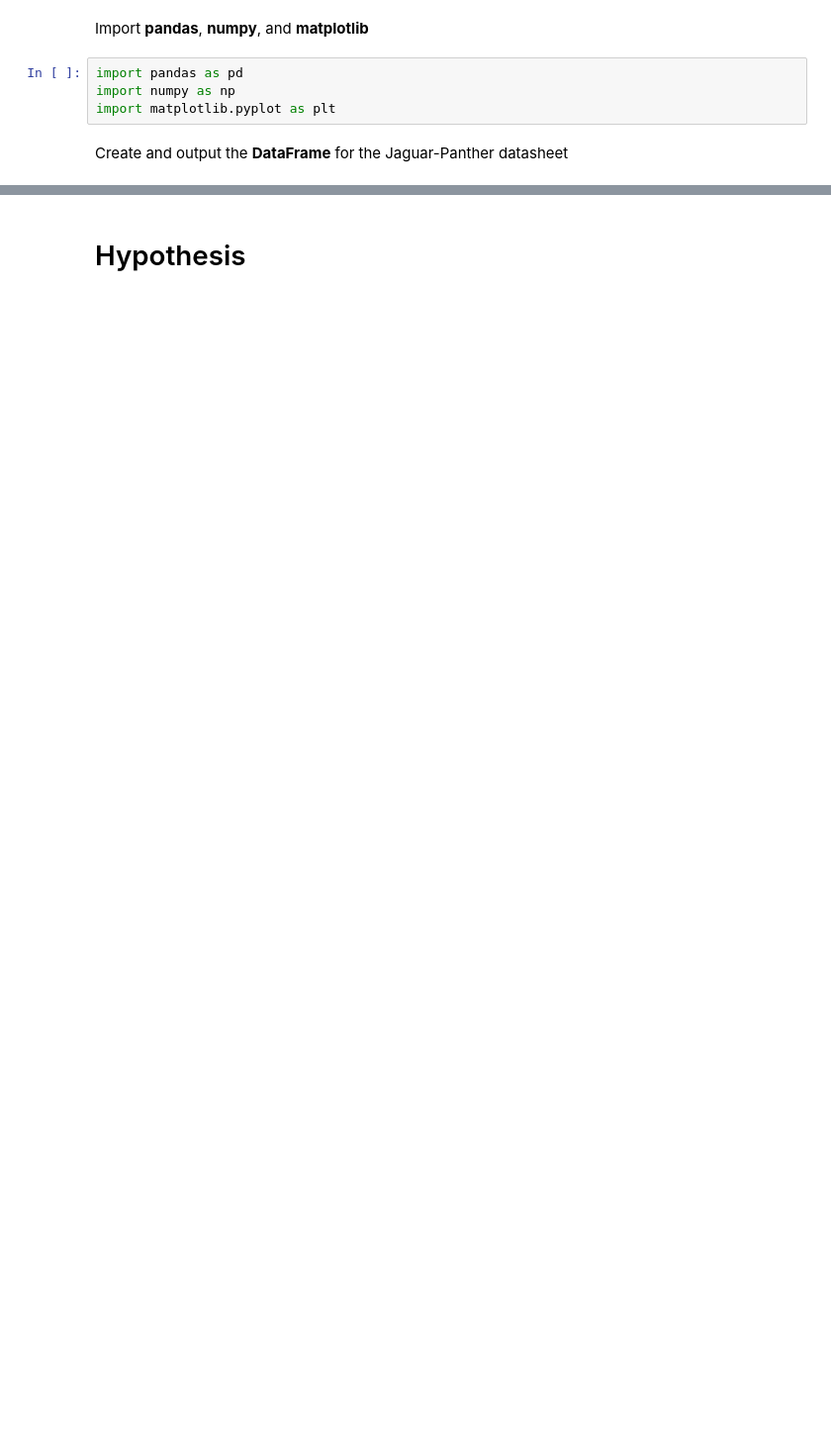
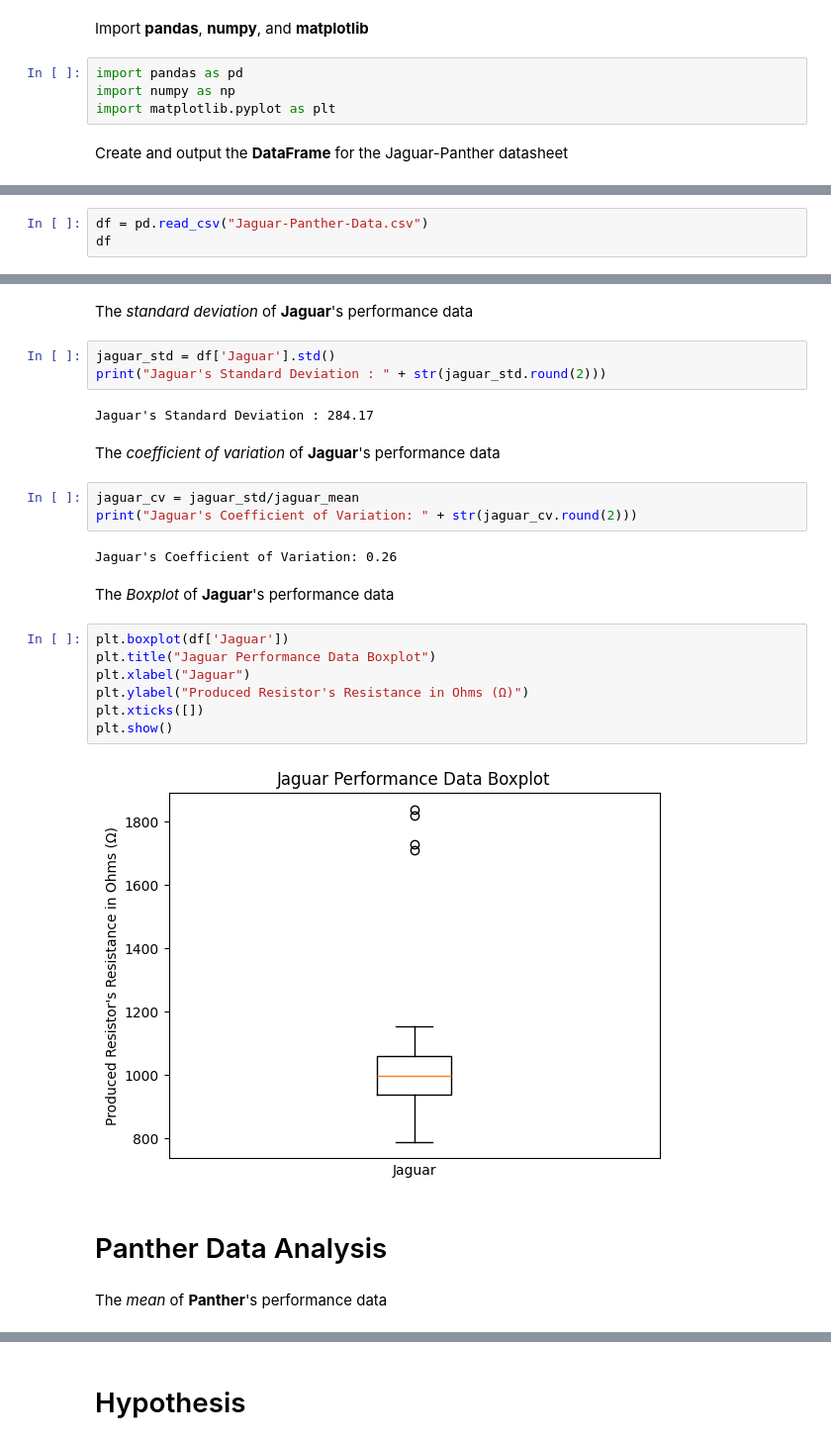
Before and after one commit to geobutas/MATHEDA-Butas, a Jupyter notebook: WK4 - Exam/WK4-EDA-Activity-1-Descriptive-Statistics.ipynb, the cells around one changed output, grey strips where cells are left out. Shown at 99% size. Cells and saved outputs as stored; diff of their text form; blank space fills up the shorter version.

```diff
--- a/WK4 - Exam/WK4-EDA-Activity-1-Descriptive-Statistics.ipynb
+++ b/WK4 - Exam/WK4-EDA-Activity-1-Descriptive-Statistics.ipynb
@@ -21,0 +20,3 @@ df = pd.read_csv("")
+# %%
+df = pd.read_csv("Jaguar-Panther-Data.csv")
+df
@@ -21,0 +107,29 @@ df = pd.read_csv("")
+# %% [markdown]
+The *standard deviation* of **Jaguar**'s performance data
+# %%
+jaguar_std = df['Jaguar'].std()
+print("Jaguar's Standard Deviation : " + str(jaguar_std.round(2)))
+# %% [output]
+Jaguar's Standard Deviation : 284.17
+# %% [markdown]
+The *coefficient of variation* of **Jaguar**'s performance data
+# %%
+jaguar_cv = jaguar_std/jaguar_mean
+print("Jaguar's Coefficient of Variation: " + str(jaguar_cv.round(2)))
+# %% [output]
+Jaguar's Coefficient of Variation: 0.26
+# %% [markdown]
+The *Boxplot* of **Jaguar**'s performance data
+# %%
+plt.boxplot(df['Jaguar'])
+plt.title("Jaguar Performance Data Boxplot")
+plt.xlabel("Jaguar")
+plt.ylabel("Produced Resistor's Resistance in Ohms (Ω)")
+plt.xticks([])
+plt.show()
+# %% [output]
+[figure, added]
+# %% [markdown]
+# Panther Data Analysis
+# %% [markdown]
+The *mean* of **Panther**'s performance data
```
Also changed, not shown: parts of 61 cells of this notebook.
